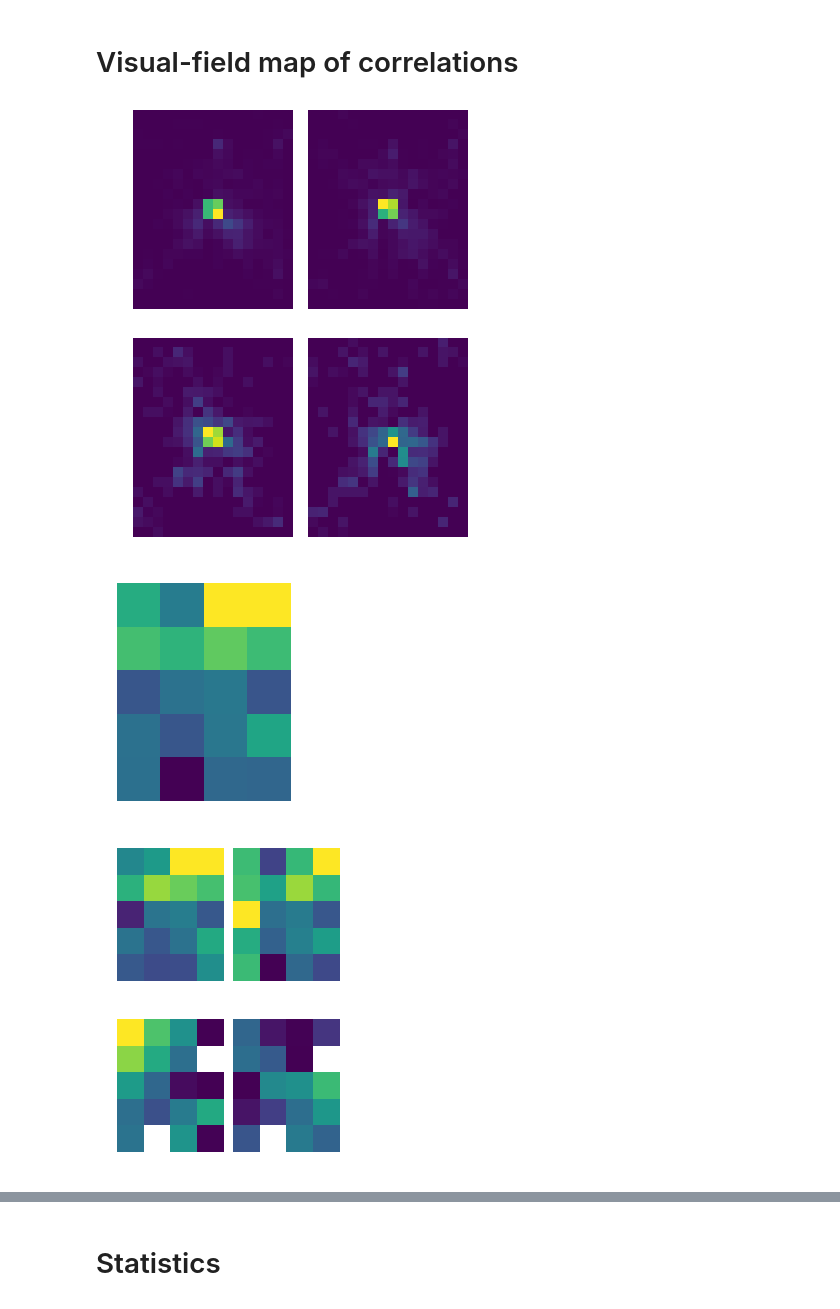
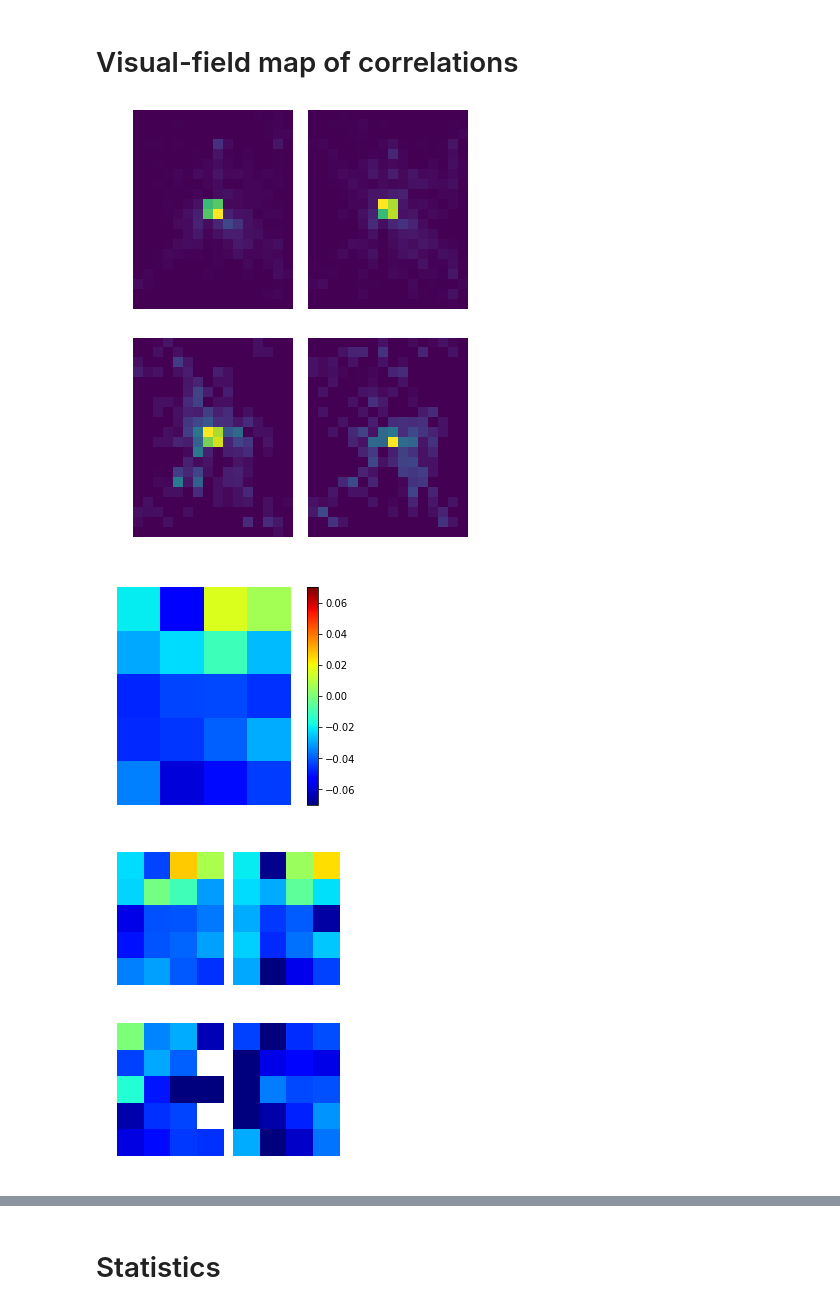
Before and after one commit to smathot/studyforrest-prf, a Jupyter notebook: code/pupil-correlates.ipynb, the cells around one changed output, grey strips where cells are left out. Cells and saved outputs as stored; diff of their text form; code cells hidden in the pictures.

```diff
--- a/code/pupil-correlates.ipynb
+++ b/code/pupil-correlates.ipynb
@@ -4,11 +4,13 @@ import numpy as np
 from matplotlib import pyplot as plt
 from datamatrix import operations as ops, DataMatrix, FloatColumn
 # %%
-MAX_ERR = 40
+MAX_ERR = np.inf
 MIN_X = 4
 MAX_X = 156
 MIN_Y = 4
 MAX_Y = 124
+MIN_SD = 1
+MAX_SD = 60
 XC = 80
 YC = 64
 
@@ -26,10 +28,12 @@ for row in dm:
     a = row.prf_err.get_data()
     x = row.prf_x.get_data()
     y = row.prf_y.get_data()
+    sd = row.prf_sd.get_data()
     err = np.where(
         (a > MAX_ERR) |
         (x < MIN_X) | (x >= MAX_X) |
-        (y < MIN_Y) | (y >= MAX_Y)
+        (y < MIN_Y) | (y >= MAX_Y) |
+        (sd < MIN_SD) | (sd >= MAX_SD)
     )
     n_poor = len(err[0])
     n_total = np.sum(~np.isnan(a))
@@ -119,38 +123,39 @@ density_map(ldm.roi == 'V3')
 plt.subplot(2, 2, 4)
 density_map(ldm.roi == 'V4')
 # %% [output]
-[figure, old version]
+[figure, new version]
 # %%
 def correlation_map(ldm, downsample=32):
 
     a = np.empty((len(ldm), 2 * XC // downsample, 2 * YC // downsample))
     a[:] = np.nan
     for i, row in enumerate(ldm):
         x = row.prf_x // downsample
         y = row.prf_y // downsample
         r = row.r_vc_pupil
         a[i, x, y] = r
     heatmap = np.nanmean(a, axis=0)
     plt.axis('off')
-    plt.imshow(heatmap, vmin=-.06, vmax=0)
+    plt.imshow(heatmap, interpolation='none', vmin=-.07, vmax=.07, cmap='jet')
 
 
-correlation_map(ldm, downsample=32)
+correlation_map(ldm)
+plt.colorbar()
 plt.show()
 
 plt.figure(figsize=(4, 6))
 plt.subplots_adjust(wspace=.1, hspace=.1)
 plt.subplot(2, 2, 1)
 correlation_map(ldm.roi == 'V1')
 plt.subplot(2, 2, 2)
 correlation_map(ldm.roi == 'V2')
 plt.subplot(2, 2, 3)
 correlation_map(ldm.roi == 'V3')
 plt.subplot(2, 2, 4)
 correlation_map(ldm.roi == 'V4')
 # %% [output]
-[figure, old version]
+[figure, new version]
-[figure, old version]
+[figure, new version]
 # %%
 def size_map(ldm, downsample=16):
 
```
Also changed, not shown: parts of 17 cells of this notebook, 3 other files.
